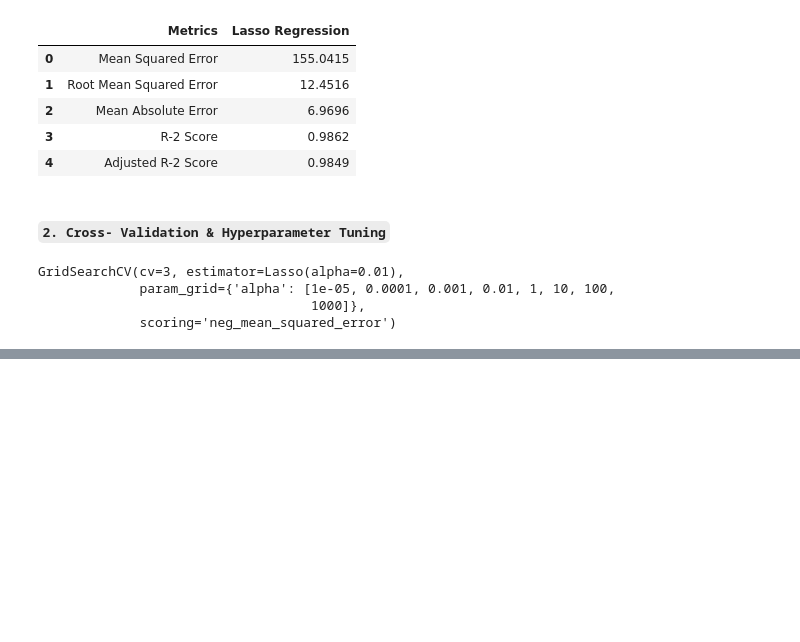
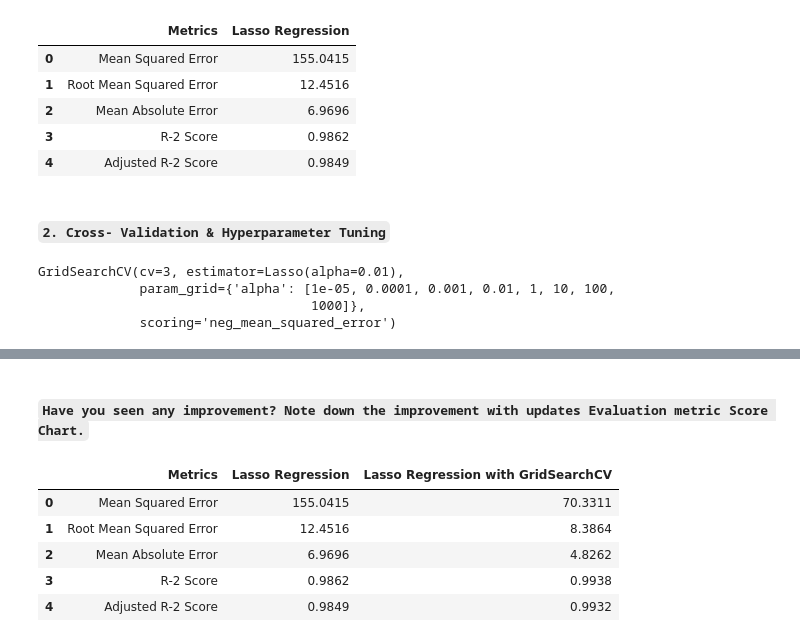
Before and after one commit to Srushti-Rodge/Capstone_Project_ML-Yes_Bank_Stock_Closing_Price_Prediction-, a Jupyter notebook: Capstone_Project_ML(Yes_Bank_Stock_Closing_Price_Prediction).ipynb, the cells around one changed output, grey strips where cells are left out. Saved outputs shown, nothing was run; the diff lists cells and outputs as text; code cells hidden in the pictures; blank space fills up the shorter version.

```diff
--- a/Capstone_Project_ML(Yes_Bank_Stock_Closing_Price_Prediction).ipynb
+++ b/Capstone_Project_ML(Yes_Bank_Stock_Closing_Price_Prediction).ipynb
@@ -1058,0 +1106,27 @@ GridSearchCV(cv=3, estimator=Lasso(alpha=0.01),
+# %%
+# Mean Squared Error
+mse_lasso_gscv = round( mean_squared_error((10**y_test), 10**(y_pred_lasso_gscv)), 4)
+
+# Root Mean Squared Error
+rmse_lasso_gscv = round(np.sqrt(mse_lasso_gscv), 4)
+
+# Mean Absolute Error
+mae_lasso_gscv = round(mean_absolute_error((10**y_test), 10**(y_pred_lasso_gscv)), 4)
+
+# R-2 Score
+r2_lasso_gscv = round(r2_score((10**y_test), (10**y_pred_lasso_gscv)), 4)
+
+# Adjusted R-2 Score
+adj_r2_lasso_gscv = round(1 - (1 - r2_lasso_gscv)*((X_test.shape[0] - 1)/(X_test.shape[0] - X_test.shape[1] - 1)), 4)
+# %%
+# Create a dataframe to store the evaluation metrics for Lasso Regression with GridSearchCV
+evametdf_lasso_gscv = pd.DataFrame()
+
+# Add the column "Metrics" to the dataframe
+evametdf_lasso_gscv['Metrics'] = ['Mean Squared Error', 'Root Mean Squared Error', 'Mean Absolute Error', 'R-2 Score', 'Adjusted R-2 Score']
+
+# Add the column "Lasso Regression with GridSearchCV" to the dataframe with the corresponding evaluation metric values
+evametdf_lasso_gscv['Lasso Regression with GridSearchCV'] = [mse_lasso_gscv, rmse_lasso_gscv, mae_lasso_gscv, r2_lasso_gscv, adj_r2_lasso_gscv]
+
+# Display the dataframe
+evametdf_lasso_gscv
@@ -1058,0 +1144,15 @@ GridSearchCV(cv=3, estimator=Lasso(alpha=0.01),
+# %% [markdown]
+#### **`Have you seen any improvement? Note down the improvement with updates Evaluation metric Score Chart.`**
+# %%
+# Create a dataframe to store the comparison of evaluation metrics for Lasso Regression and Lasso Regression with GridSearchCV
+lasso_comp_df = pd.concat([evametdf_lasso, evametdf_lasso_gscv.iloc[:, 1]], axis=1)
+
+# Display the dataframe
+lasso_comp_df
+# %% [output]
+|  | Metrics | Lasso Regression | Lasso Regression with GridSearchCV |
+| 0 | Mean Squared Error | 155.0415 | 70.3311 |
+| 1 | Root Mean Squared Error | 12.4516 | 8.3864 |
+| 2 | Mean Absolute Error | 6.9696 | 4.8262 |
+| 3 | R-2 Score | 0.9862 | 0.9938 |
+| 4 | Adjusted R-2 Score | 0.9849 | 0.9932 |
```
Also changed, not shown: parts of 8 cells of this notebook.
